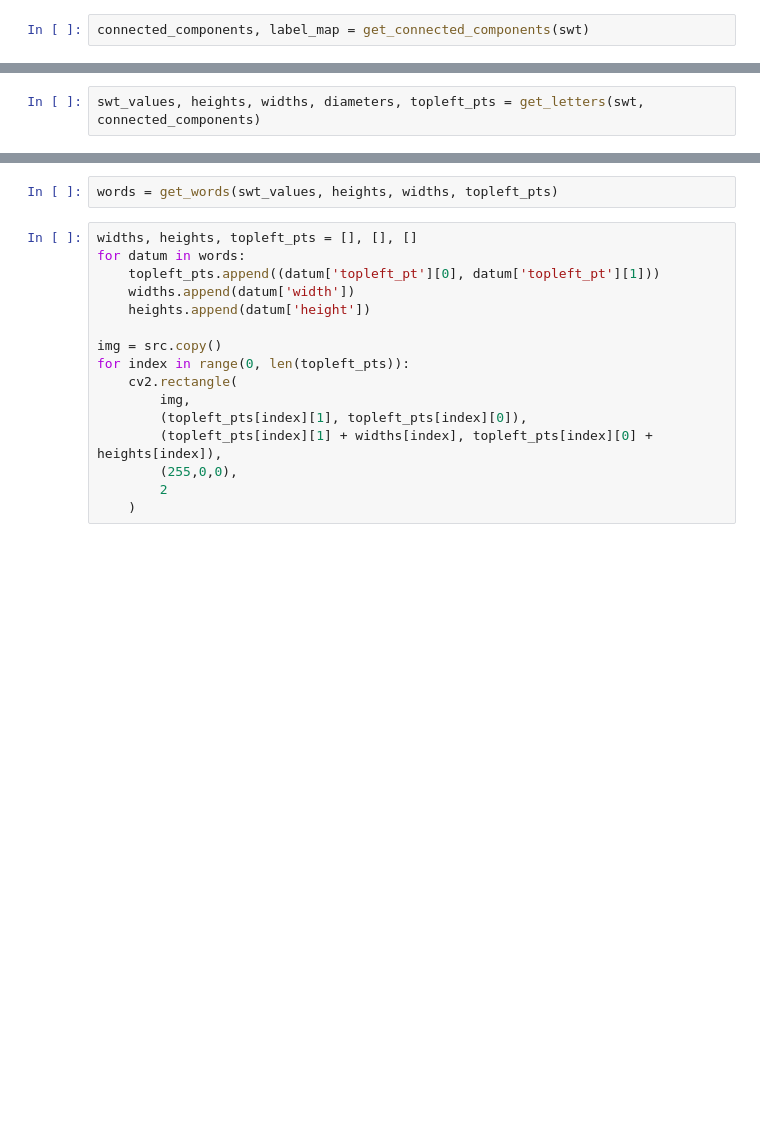
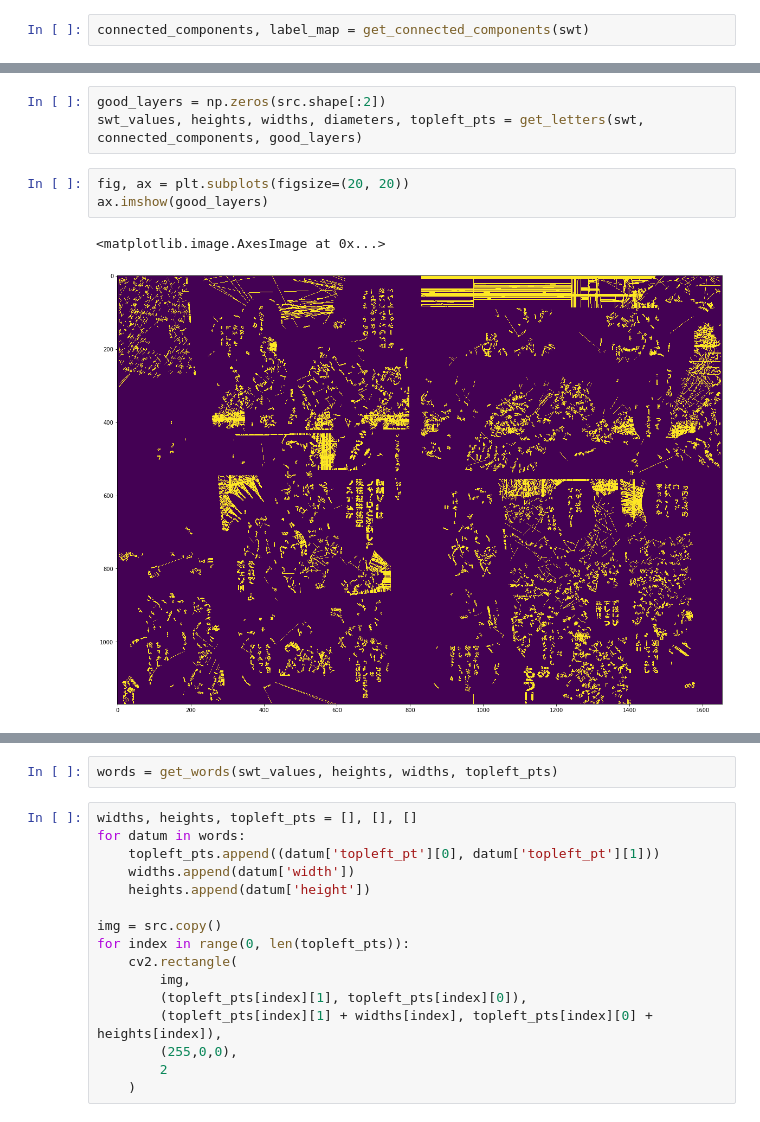
Before and after one commit to chin8628/MangaCleaner, a Jupyter notebook: src/main.ipynb, the cells around one changed output, grey strips where cells are left out. Drawn from its saved outputs; the diff is of its cells as text; blank space fills up the shorter version.

```diff
--- a/src/main.ipynb
+++ b/src/main.ipynb
@@ -267,7 +268,14 @@ def get_letters(swt: np.ndarray, connected_components: dict):
 
     return swt_values, heights, widths, diameters, topleft_pts
 # %%
-swt_values, heights, widths, diameters, topleft_pts = get_letters(swt, connected_components)
+good_layers = np.zeros(src.shape[:2])
+swt_values, heights, widths, diameters, topleft_pts = get_letters(swt, connected_components, good_layers)
+# %%
+fig, ax = plt.subplots(figsize=(20, 20))
+ax.imshow(good_layers)
+# %% [output]
+<matplotlib.image.AxesImage at 0x...>
+[figure, added]
 # %%
 import logging
 from typing import List, Tuple
```
Also changed, not shown: parts of 12 cells of this notebook, 5 other files.
